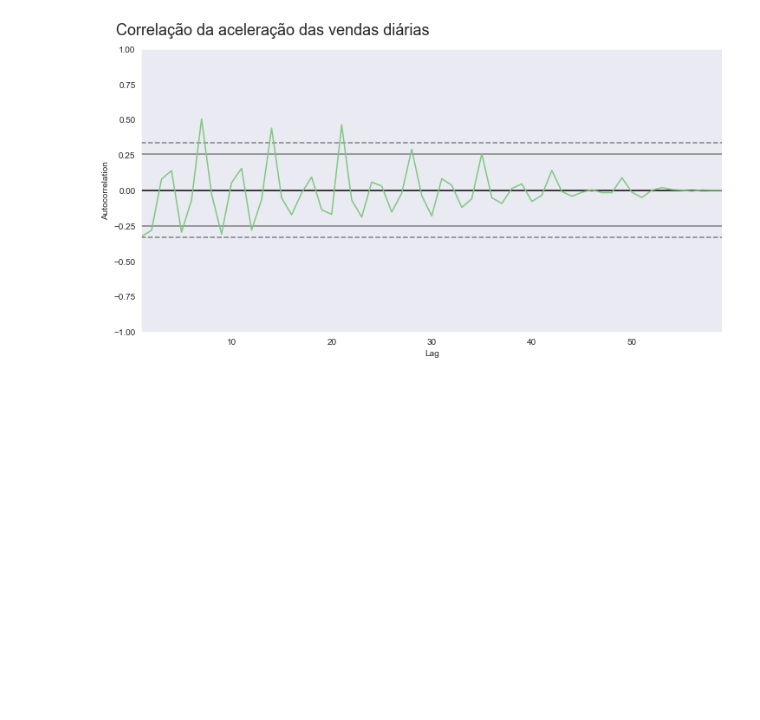
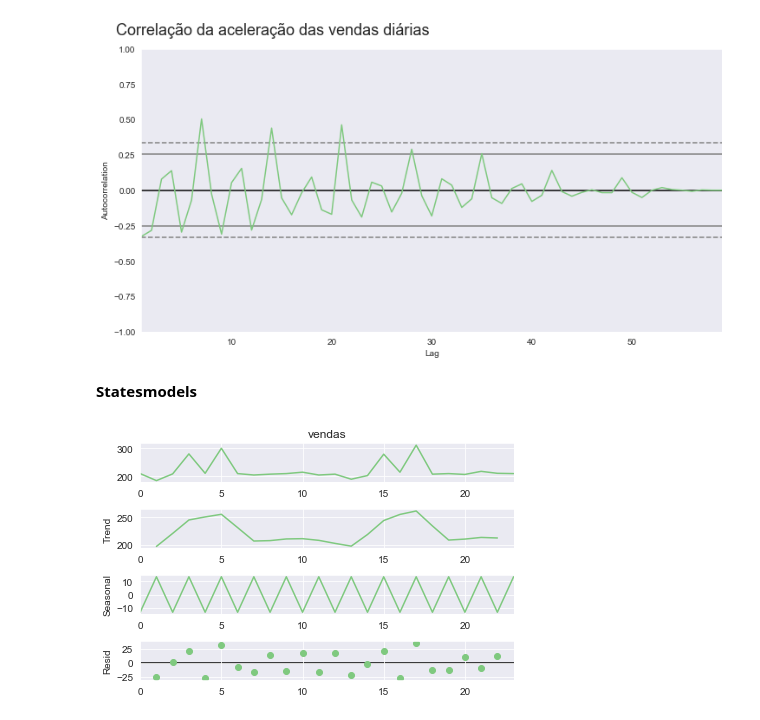
Before and after one commit to 6abi/time-series-sales, a Jupyter notebook: Time-Series-chocolura.ipynb, the cells around one changed output. Cells and saved outputs as stored; diff of their text form; code cells hidden in the pictures; blank space fills up the shorter version.

Commit message:
Statesmodel

```diff
--- a/Time-Series-chocolura.ipynb
+++ b/Time-Series-chocolura.ipynb
@@ -193,3 +194,10 @@ autocorrelation_plot(vendas_por_dia['aceleracao'][2:])
 ax = ax
 # %% [output]
 [figure]
+# %% [markdown]
+**Statesmodels**
+# %%
+resultado = seasonal_decompose(chocolura['vendas'], freq=2)
+ax = resultado.plot()
+# %% [output]
+[figure, added]
```
Also changed, not shown: parts of 4 cells of this notebook, 1 other file.
